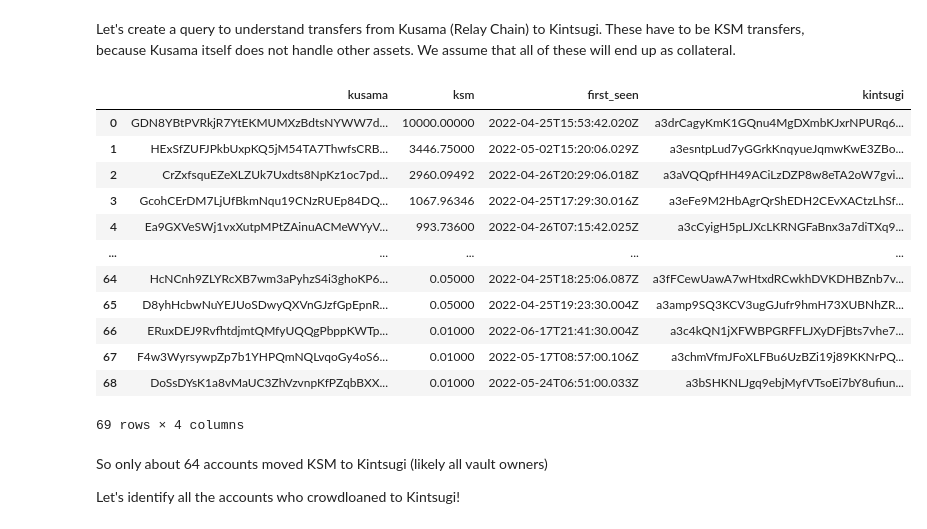
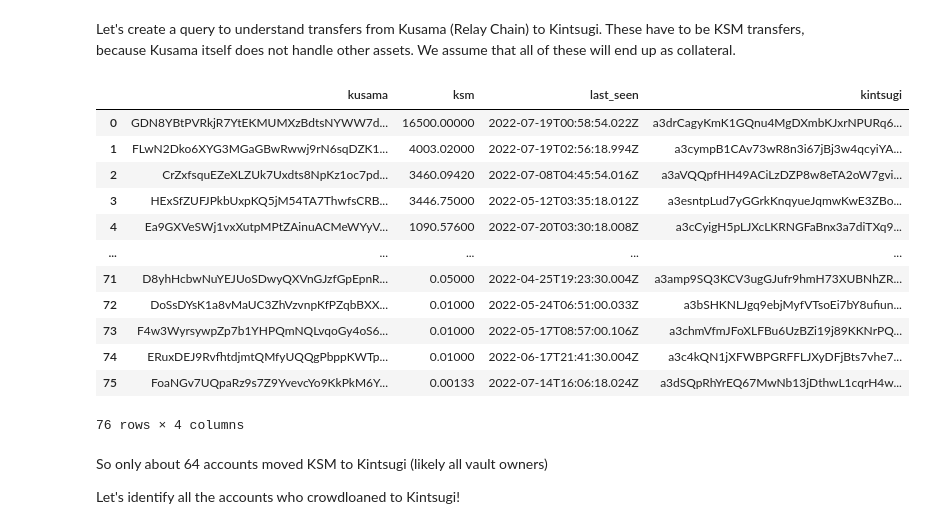
Before and after one commit to mafux777/kintusgi-extras, a Jupyter notebook: Kintsugi_Analysis.ipynb, the cells around one changed output. Cells and saved outputs as stored; diff of their text form; code cells hidden in the pictures.

```diff
--- a/Kintsugi_Analysis.ipynb
+++ b/Kintsugi_Analysis.ipynb
@@ -131,27 +199,27 @@ query MyQuery {
 # %%
 r = requests.post("https://app.gc.subsquid.io/beta/kusama-explorer/v1/graphql", json={"query" : to_kintsugi}).json()
 df_0 = pd.json_normalize(r['data']['transfers'])
 df_0['ksm'] = df_0['amount'].apply(lambda x: float(x) / 1e12)
-kusama_transfers = df_0.groupby('from.id').agg(dict(ksm="sum", date="min")).sort_values('ksm', ascending=False)
+kusama_transfers = df_0.groupby('from.id').agg(dict(ksm="sum", date="max")).sort_values('ksm', ascending=False)
 kusama_transfers.reset_index(inplace=True)
 kusama_transfers.rename(columns={"from.id": "kusama",
-                                 "date": "first_seen"}, inplace=True)
+                                 "date": "last_seen"}, inplace=True)
 kusama_transfers['kintsugi'] = kusama_transfers.kusama.apply(convert_ksm_to_kint)
 kusama_transfers
 # %% [output]
-|  | kusama | ksm | first_seen | kintsugi |
-| 0 | GDN8YBtPVRkjR7YtEKMUMXzBdtsNYWW7d... | 10000.00000 | 2022-04-25T15:53:42.020Z | a3drCagyKmK1GQnu4MgDXmbKJxrNPURq6... |
-| 1 | HExSfZUFJPkbUxpKQ5jM54TA7ThwfsCRB... | 3446.75000 | 2022-05-02T15:20:06.029Z | a3esntpLud7yGGrkKnqyueJqmwKwE3ZBo... |
-| 2 | CrZxfsquEZeXLZUk7Uxdts8NpKz1oc7pd... | 2960.09492 | 2022-04-26T20:29:06.018Z | a3aVQQpfHH49ACiLzDZP8w8eTA2oW7gvi... |
-| 3 | GcohCErDM7LjUfBkmNqu19CNzRUEp84DQ... | 1067.96346 | 2022-04-25T17:29:30.016Z | a3eFe9M2HbAgrQrShEDH2CEvXACtzLhSf... |
-| 4 | Ea9GXVeSWj1vxXutpMPtZAinuACMeWYyV... | 993.73600 | 2022-04-26T07:15:42.025Z | a3cCyigH5pLJXcLKRNGFaBnx3a7diTXq9... |
+|  | kusama | ksm | last_seen | kintsugi |
+| 0 | GDN8YBtPVRkjR7YtEKMUMXzBdtsNYWW7d... | 16500.00000 | 2022-07-19T00:58:54.022Z | a3drCagyKmK1GQnu4MgDXmbKJxrNPURq6... |
+| 1 | FLwN2Dko6XYG3MGaGBwRwwj9rN6sqDZK1... | 4003.02000 | 2022-07-19T02:56:18.994Z | a3cympB1CAv73wR8n3i67jBj3w4qcyiYA... |
+| 2 | CrZxfsquEZeXLZUk7Uxdts8NpKz1oc7pd... | 3460.09420 | 2022-07-08T04:45:54.016Z | a3aVQQpfHH49ACiLzDZP8w8eTA2oW7gvi... |
+| 3 | HExSfZUFJPkbUxpKQ5jM54TA7ThwfsCRB... | 3446.75000 | 2022-05-12T03:35:18.012Z | a3esntpLud7yGGrkKnqyueJqmwKwE3ZBo... |
+| 4 | Ea9GXVeSWj1vxXutpMPtZAinuACMeWYyV... | 1090.57600 | 2022-07-20T03:30:18.008Z | a3cCyigH5pLJXcLKRNGFaBnx3a7diTXq9... |
 | ... | ... | ... | ... | ... |
-| 64 | HcNCnh9ZLYRcXB7wm3aPyhzS4i3ghoKP6... | 0.05000 | 2022-04-25T18:25:06.087Z | a3fFCewUawA7wHtxdRCwkhDVKDHBZnb7v... |
-| 65 | D8yhHcbwNuYEJUoSDwyQXVnGJzfGpEpnR... | 0.05000 | 2022-04-25T19:23:30.004Z | a3amp9SQ3KCV3ugGJufr9hmH73XUBNhZR... |
-| 66 | ERuxDEJ9RvfhtdjmtQMfyUQQgPbppKWTp... | 0.01000 | 2022-06-17T21:41:30.004Z | a3c4kQN1jXFWBPGRFFLJXyDFjBts7vhe7... |
-| 67 | F4w3WyrsywpZp7b1YHPQmNQLvqoGy4oS6... | 0.01000 | 2022-05-17T08:57:00.106Z | a3chmVfmJFoXLFBu6UzBZi19j89KKNrPQ... |
-| 68 | DoSsDYsK1a8vMaUC3ZhVzvnpKfPZqbBXX... | 0.01000 | 2022-05-24T06:51:00.033Z | a3bSHKNLJgq9ebjMyfVTsoEi7bY8ufiun... |
+| 71 | D8yhHcbwNuYEJUoSDwyQXVnGJzfGpEpnR... | 0.05000 | 2022-04-25T19:23:30.004Z | a3amp9SQ3KCV3ugGJufr9hmH73XUBNhZR... |
+| 72 | DoSsDYsK1a8vMaUC3ZhVzvnpKfPZqbBXX... | 0.01000 | 2022-05-24T06:51:00.033Z | a3bSHKNLJgq9ebjMyfVTsoEi7bY8ufiun... |
+| 73 | F4w3WyrsywpZp7b1YHPQmNQLvqoGy4oS6... | 0.01000 | 2022-05-17T08:57:00.106Z | a3chmVfmJFoXLFBu6UzBZi19j89KKNrPQ... |
+| 74 | ERuxDEJ9RvfhtdjmtQMfyUQQgPbppKWTp... | 0.01000 | 2022-06-17T21:41:30.004Z | a3c4kQN1jXFWBPGRFFLJXyDFjBts7vhe7... |
+| 75 | FoaNGv7UQpaRz9s7Z9YvevcYo9KkPkM6Y... | 0.00133 | 2022-07-14T16:06:18.024Z | a3dSQpRhYrEQ67MwNb13jDthwL1cqrH4w... |
-69 rows × 4 columns
+76 rows × 4 columns
 # %% [markdown]
 So only about 64 accounts moved KSM to Kintsugi (likely all vault owners)
 
```
Also changed, not shown: parts of 40 cells of this notebook.
